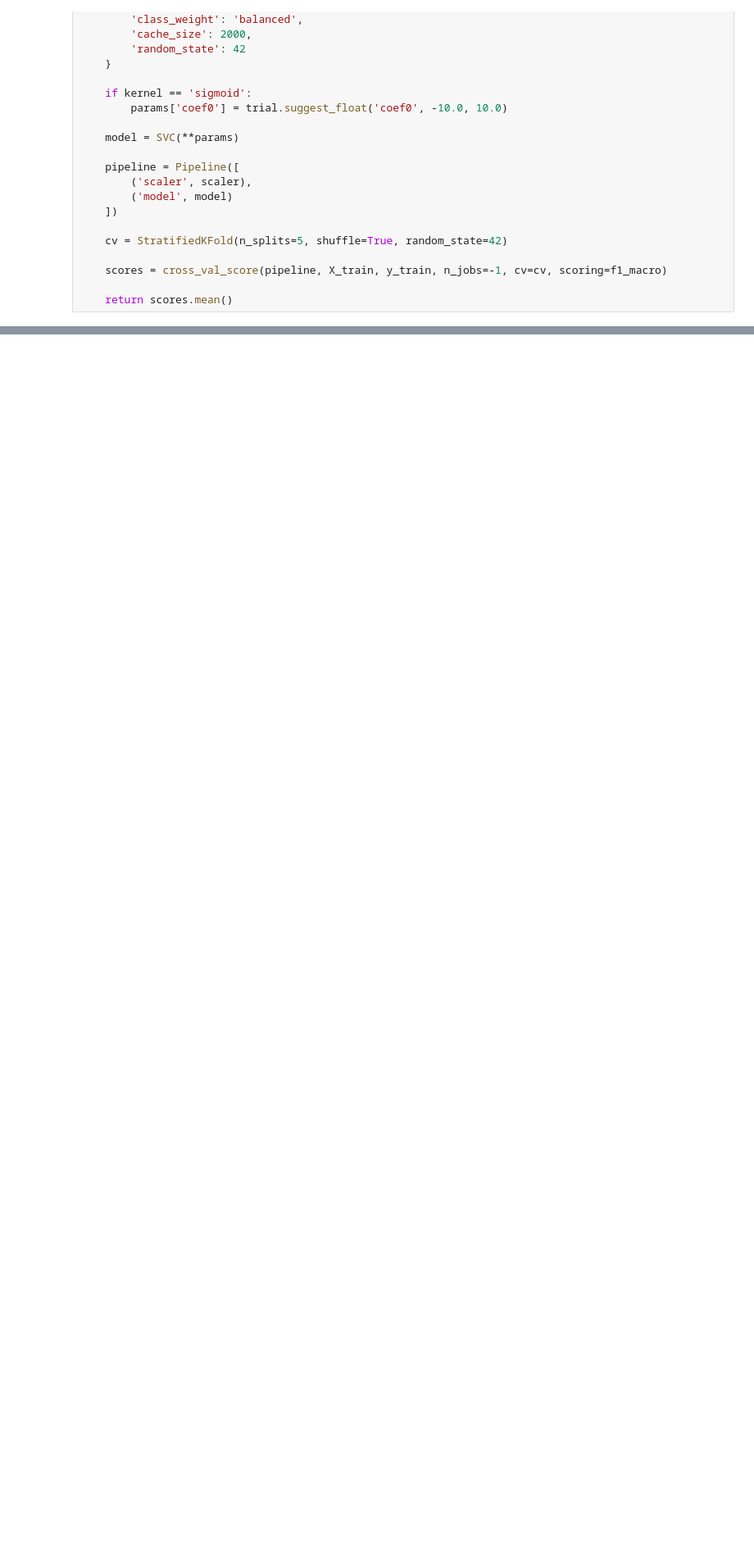
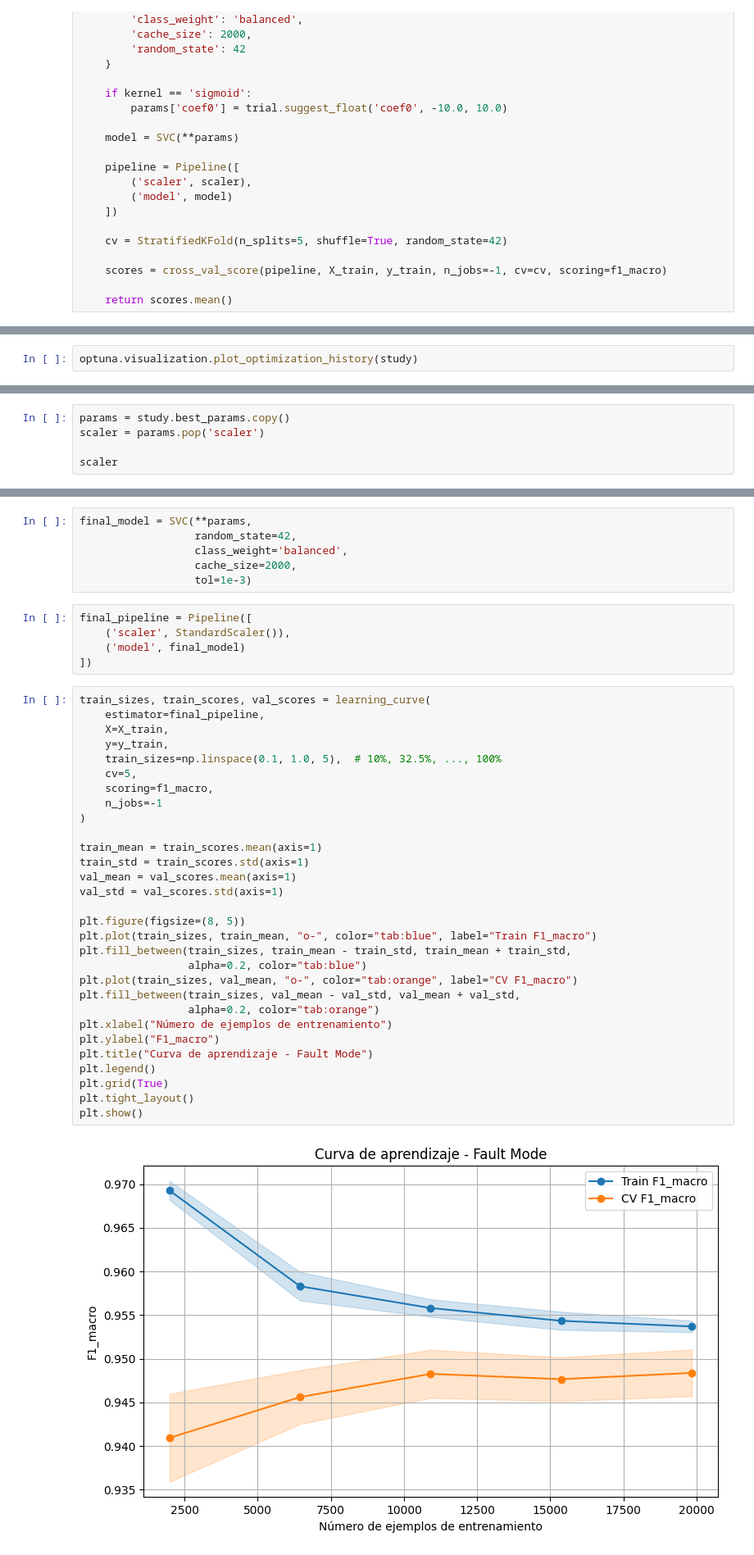
Before and after one commit to HadrianC-hub/Machine-Learning-Project, a Jupyter notebook: src/probl2_svm.ipynb, the cells around one changed output, grey strips where cells are left out. Shown: that part at 82% size. Drawn from its saved outputs; the diff is of its cells as text; blank space fills up the shorter version.

Commit message:
P2_SVM - Optimización de parámetros y evaluación de curva de aprendizaje

```diff
--- a/src/probl2_svm.ipynb
+++ b/src/probl2_svm.ipynb
@@ -70,0 +96,2 @@ def objective(trial):
+# %%
+optuna.visualization.plot_optimization_history(study)
@@ -70,0 +102,5 @@ def objective(trial):
+# %%
+params = study.best_params.copy()
+scaler = params.pop('scaler')
+
+scaler
@@ -70,0 +109,43 @@ def objective(trial):
+# %%
+final_model = SVC(**params,
+                  random_state=42,
+                  class_weight='balanced',
+                  cache_size=2000,
+                  tol=1e-3)
+# %%
+final_pipeline = Pipeline([
+    ('scaler', StandardScaler()),
+    ('model', final_model)
+])
+# %%
+train_sizes, train_scores, val_scores = learning_curve(
+    estimator=final_pipeline,
+    X=X_train,
+    y=y_train,
+    train_sizes=np.linspace(0.1, 1.0, 5),  # 10%, 32.5%, ..., 100%
+    cv=5,
+    scoring=f1_macro,
+    n_jobs=-1
+)
+
+train_mean = train_scores.mean(axis=1)
+train_std = train_scores.std(axis=1)
+val_mean = val_scores.mean(axis=1)
+val_std = val_scores.std(axis=1)
+
+plt.figure(figsize=(8, 5))
+plt.plot(train_sizes, train_mean, "o-", color="tab:blue", label="Train F1_macro")
+plt.fill_between(train_sizes, train_mean - train_std, train_mean + train_std,
+                 alpha=0.2, color="tab:blue")
+plt.plot(train_sizes, val_mean, "o-", color="tab:orange", label="CV F1_macro")
+plt.fill_between(train_sizes, val_mean - val_std, val_mean + val_std,
+                 alpha=0.2, color="tab:orange")
+plt.xlabel("Número de ejemplos de entrenamiento")
+plt.ylabel("F1_macro")
+plt.title("Curva de aprendizaje - Fault Mode")
+plt.legend()
+plt.grid(True)
+plt.tight_layout()
+plt.show()
+# %% [output]
+[figure, added]
```
Also changed, not shown: parts of 4 cells of this notebook.
